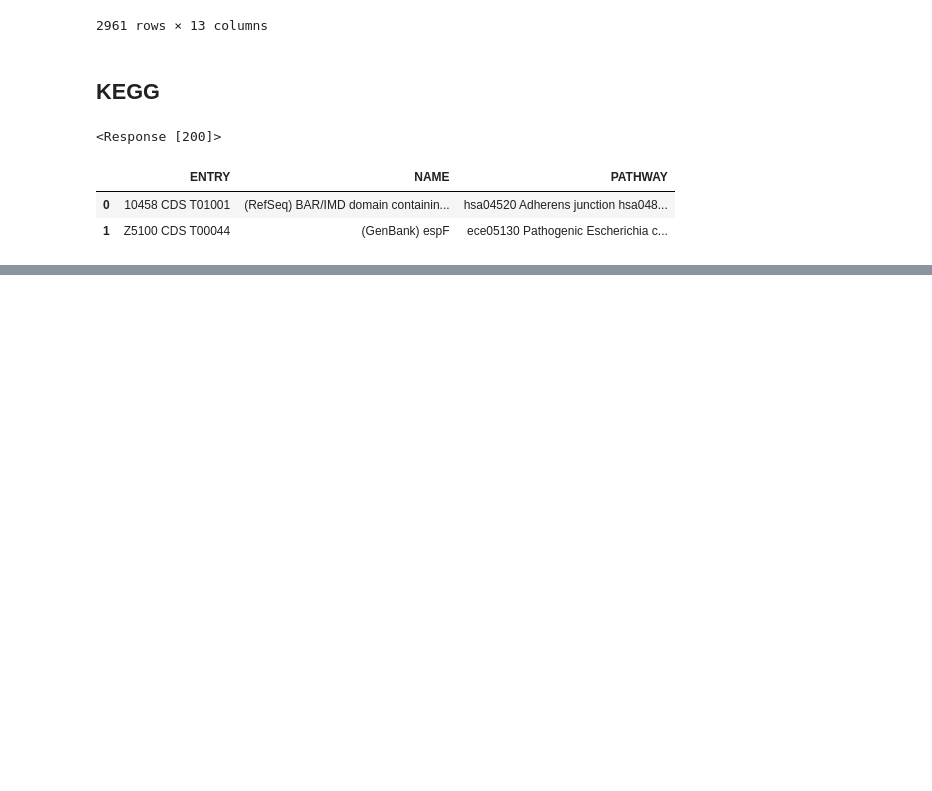
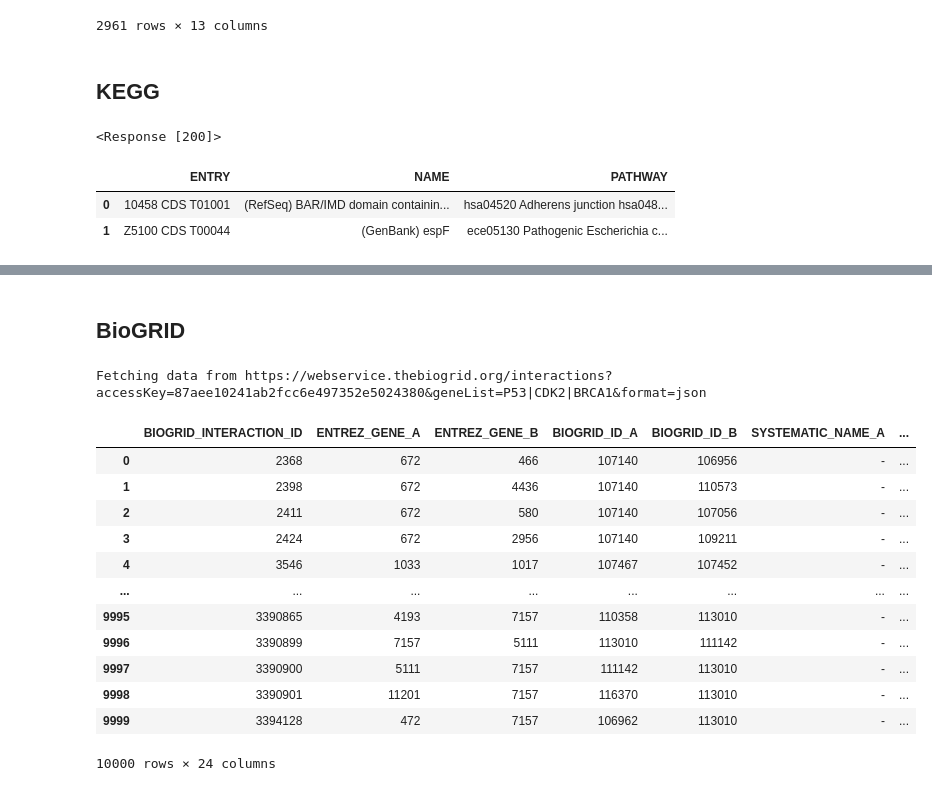
Before and after one commit to ProteinEngineering-PESB2/BioSeqDownloader, a Jupyter notebook: tests.ipynb, the cells around one changed output, grey strips where cells are left out. Drawn from its saved outputs; the diff is of its cells as text; code cells hidden in the pictures; blank space fills up the shorter version.

Commit message:
Added BioGRID and Gen Ontology support

```diff
--- a/tests.ipynb
+++ b/tests.ipynb
@@ -926,0 +1075,2 @@ instance.fetch_to_dataframe(
+# %% [markdown]
+## BioGRID
@@ -926,0 +1079,27 @@ instance.fetch_to_dataframe(
+# %%
+instance = BioGRIDInterface(
+)
+# %%
+instance.fetch_to_dataframe(
+    method="interactions",
+    query={
+        "accessKey": "",
+        "geneList": ["P53", "CDK2", "BRCA1"],
+        "format": "json"
+    }
+)
+# %% [output]
+Fetching data from https://webservice.thebiogrid.org/interactions?accessKey=87aee10241ab2fcc6e497352e5024380&geneList=P53|CDK2|BRCA1&format=json
+|  | BIOGRID_INTERACTION_ID | ENTREZ_GENE_A | ENTREZ_GENE_B | BIOGRID_ID_A | BIOGRID_ID_B | SYSTEMATIC_NAME_A | ... |
+| 0 | 2368 | 672 | 466 | 107140 | 106956 | - | ... |
+| 1 | 2398 | 672 | 4436 | 107140 | 110573 | - | ... |
+| 2 | 2411 | 672 | 580 | 107140 | 107056 | - | ... |
+| 3 | 2424 | 672 | 2956 | 107140 | 109211 | - | ... |
+| 4 | 3546 | 1033 | 1017 | 107467 | 107452 | - | ... |
+| ... | ... | ... | ... | ... | ... | ... | ... |
+| 9995 | 3390865 | 4193 | 7157 | 110358 | 113010 | - | ... |
+| 9996 | 3390899 | 7157 | 5111 | 113010 | 111142 | - | ... |
+| 9997 | 3390900 | 5111 | 7157 | 111142 | 113010 | - | ... |
+| 9998 | 3390901 | 11201 | 7157 | 116370 | 113010 | - | ... |
+| 9999 | 3394128 | 472 | 7157 | 106962 | 113010 | - | ... |
+10000 rows × 24 columns
```
Also changed, not shown: parts of 6 cells of this notebook, 3 other files.
